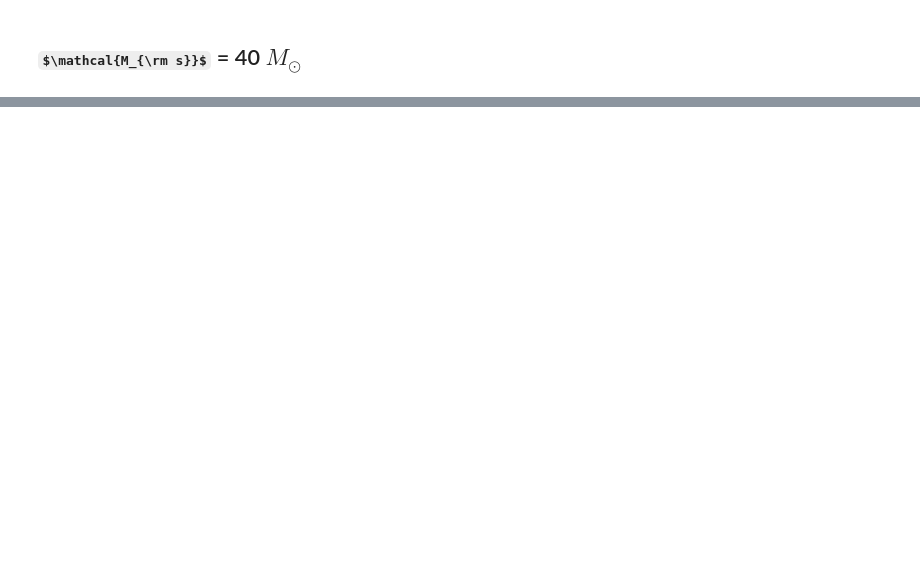
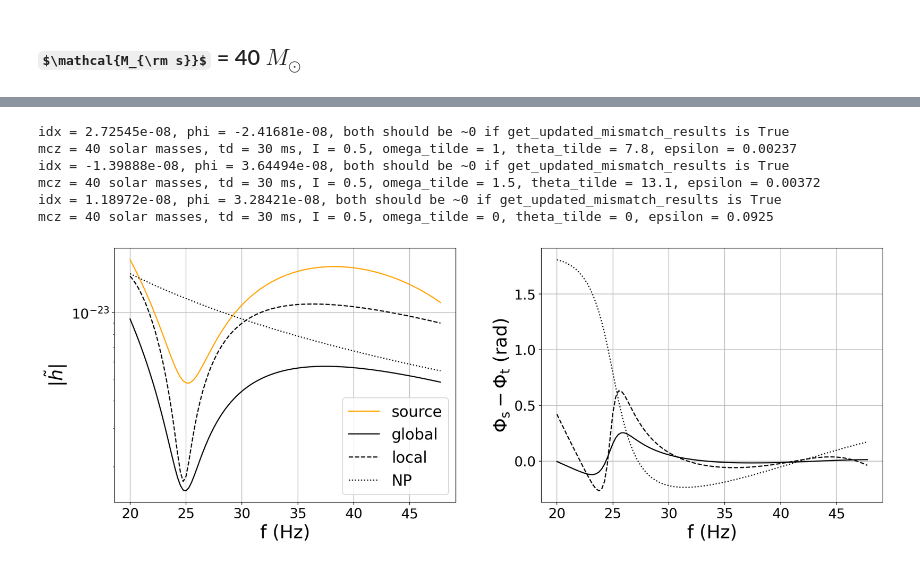
Before and after one commit to fairytien/lensing_and_precession, a Jupyter notebook: notebooks/contours_mismatch-ver6-paper.ipynb, the cells around one changed output, grey strips where cells are left out. Saved outputs shown, nothing was run; the diff lists cells and outputs as text; code cells hidden in the pictures; some formulas as TeX source; blank space fills up the shorter version.

```diff
--- a/notebooks/contours_mismatch-ver6-paper.ipynb
+++ b/notebooks/contours_mismatch-ver6-paper.ipynb
@@ -642,0 +482,72 @@ $\mathcal{M}_{\rm s}$ = 40 $M_{\odot}$, $\Delta t_d$ = 30 ms, $I$ = 0.5, $\~\Ome
+# %%
+fig, axes = plt.subplots(nrows=1, ncols=2, figsize=(18, 6))
+fig.subplots_adjust(wspace=0.25)
+
+# plot source waveform
+lens_params = data_mcz40["source_params"]
+s_gw = get_gw(lens_params)
+s_strain = np.abs(s_gw["strain"])
+s_farray = s_gw["f_array"]
+axes[0].plot(s_farray, s_strain, label="source", c="orange", ls="-")
+# axes[1].plot(s_farray, np.zeros_like(s_farray), label="source", color="orange", ls="-")
+
+# plot template waveforms
+RP_params = data_mcz40["template_params"]
+RP_params["omega_tilde"] = data_mcz40["stats"]["ep_min_omega_tilde"]
+RP_params["theta_tilde"] = data_mcz40["stats"]["ep_min_theta_tilde"]
+RP_params["gamma_P"] = data_mcz40["stats"]["ep_min_gammaP"]
+plot_waveforms(
+    RP_params,
+    lens_params,
+    get_updated_mismatch_results=True,
+    axes=axes,
+    label="global",
+    c="k",
+    ls="-",
+)
+
+lens_params = data_mcz40["source_params"]
+RP_params = data_mcz40["template_params"]
+RP_params["omega_tilde"] = 1.5
+RP_params["theta_tilde"] = 13.1
+RP_params["gamma_P"] = data_mcz40["gammaP_min_matrix"][
+    np.where((data_mcz40["omega_matrix"] == 1.5) & (data_mcz40["theta_matrix"] == 13.1))
+]
+plot_waveforms(
+    RP_params,
+    lens_params,
+    get_updated_mismatch_results=True,
+    axes=axes,
+    label="local",
+    c="k",
+    ls="--",
+    phase_shift=2 * np.pi,
+)
+
+lens_params = data_mcz40["source_params"]
+RP_params = data_mcz40["template_params"]
+RP_params["omega_tilde"] = 0
+RP_params["theta_tilde"] = 0
+RP_params["gamma_P"] = 0
+plot_waveforms(
+    RP_params,
+    lens_params,
+    get_updated_mismatch_results=True,
+    axes=axes,
+    label="NP",
+    c="k",
+    ls=":",
+    phase_shift=2 * np.pi,
+)
+
+customize_axes(axes)
+
+# plt.savefig("../figures/waveforms_mcz40.pdf", bbox_inches="tight")
+# %% [output]
+idx = 2.72545e-08, phi = -2.41681e-08, both should be ~0 if get_updated_mismatch_results is True
+mcz = 40 solar masses, td = 30 ms, I = 0.5, omega_tilde = 1, theta_tilde = 7.8, epsilon = 0.00237
+idx = -1.39888e-08, phi = 3.64494e-08, both should be ~0 if get_updated_mismatch_results is True
+mcz = 40 solar masses, td = 30 ms, I = 0.5, omega_tilde = 1.5, theta_tilde = 13.1, epsilon = 0.00372
+idx = 1.18972e-08, phi = 3.28421e-08, both should be ~0 if get_updated_mismatch_results is True
+mcz = 40 solar masses, td = 30 ms, I = 0.5, omega_tilde = 0, theta_tilde = 0, epsilon = 0.0925
+[figure, added]
```
Also changed, not shown: parts of 16 cells of this notebook, 2 other files.
